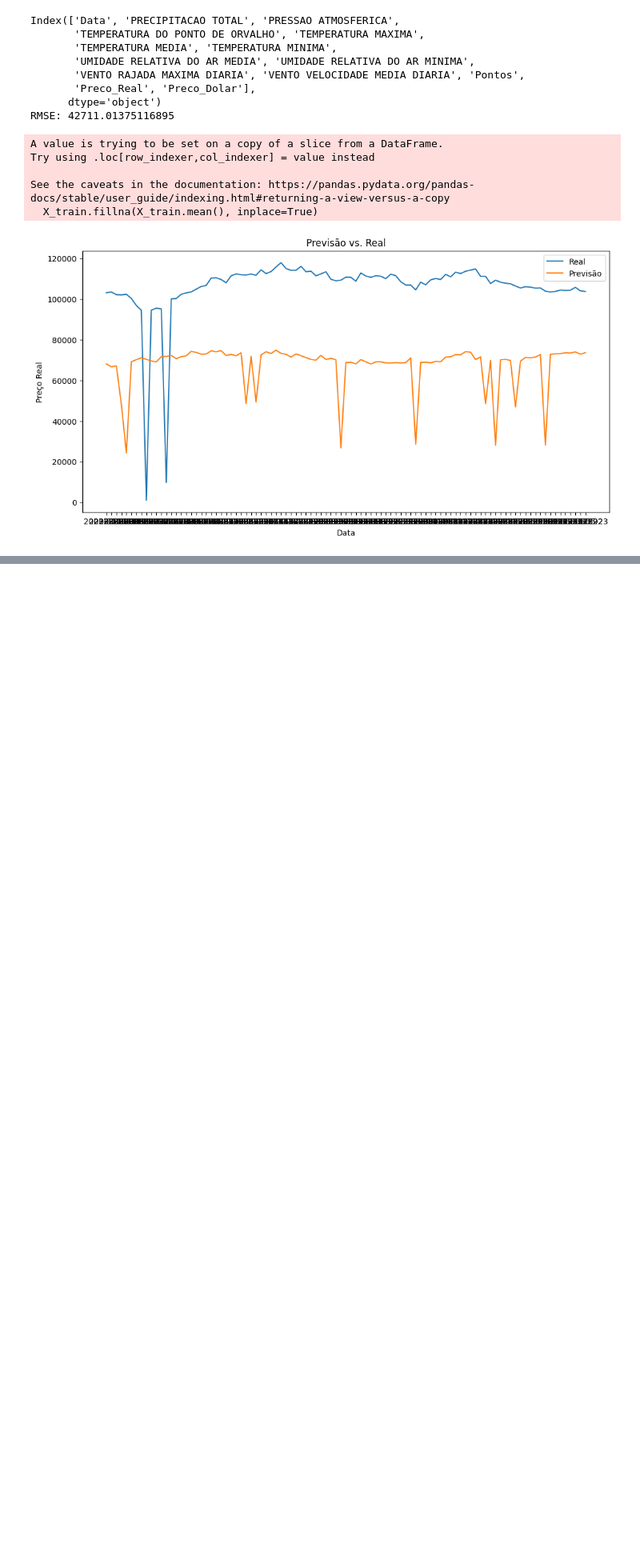
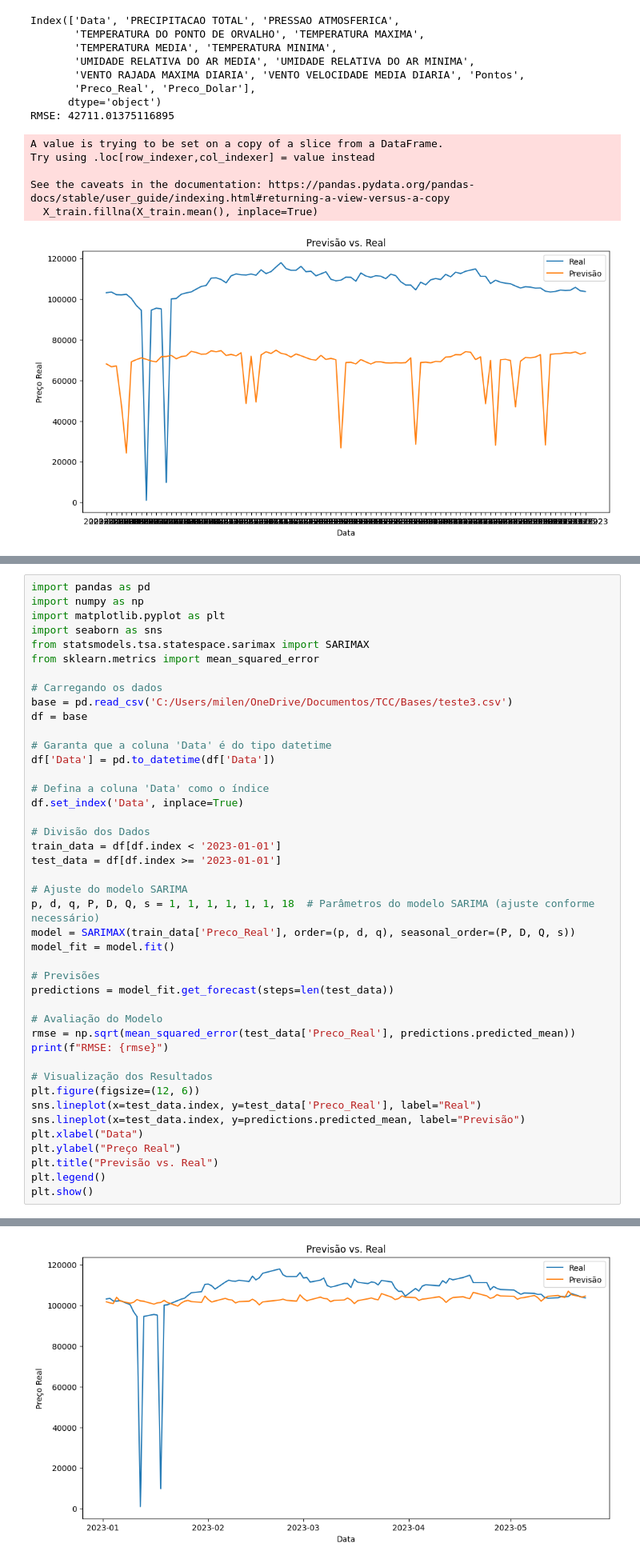
Before and after one commit to M1LENAFAR1A/Previsao_Diferenca_Pontos_Cafe, a Jupyter notebook: modelagem.ipynb, the cells around one changed output, grey strips where cells are left out. Shown at 80% size. Cells and saved outputs as stored; diff of their text form; blank space fills up the shorter version.

```diff
--- a/modelagem.ipynb
+++ b/modelagem.ipynb
@@ -143,0 +142,44 @@ TypeError: Invalid comparison between dtype=int64 and str
+# %%
+import pandas as pd
+import numpy as np
+import matplotlib.pyplot as plt
+import seaborn as sns
+from statsmodels.tsa.statespace.sarimax import SARIMAX
+from sklearn.metrics import mean_squared_error
+
+# Carregando os dados
+base = pd.read_csv('C:/Users/milen/OneDrive/Documentos/TCC/Bases/teste3.csv')
+df = base
+
+# Garanta que a coluna 'Data' é do tipo datetime
+df['Data'] = pd.to_datetime(df['Data'])
+
+# Defina a coluna 'Data' como o índice
+df.set_index('Data', inplace=True)
+
+# Divisão dos Dados
+train_data = df[df.index < '2023-01-01']
+test_data = df[df.index >= '2023-01-01']
+
+# Ajuste do modelo SARIMA
+p, d, q, P, D, Q, s = 1, 1, 1, 1, 1, 1, 18  # Parâmetros do modelo SARIMA (ajuste conforme necessário)
+model = SARIMAX(train_data['Preco_Real'], order=(p, d, q), seasonal_order=(P, D, Q, s))
+model_fit = model.fit()
+
+# Previsões
+predictions = model_fit.get_forecast(steps=len(test_data))
+
+# Avaliação do Modelo
+rmse = np.sqrt(mean_squared_error(test_data['Preco_Real'], predictions.predicted_mean))
+print(f"RMSE: {rmse}")
+
+# Visualização dos Resultados
+plt.figure(figsize=(12, 6))
+sns.lineplot(x=test_data.index, y=test_data['Preco_Real'], label="Real")
+sns.lineplot(x=test_data.index, y=predictions.predicted_mean, label="Previsão")
+plt.xlabel("Data")
+plt.ylabel("Preço Real")
+plt.title("Previsão vs. Real")
+plt.legend()
+plt.show()
+# %% [output]
@@ -143,0 +187 @@ TypeError: Invalid comparison between dtype=int64 and str
+[figure, added]
```
Also changed, not shown: parts of 2 cells of this notebook, 2 other files.
